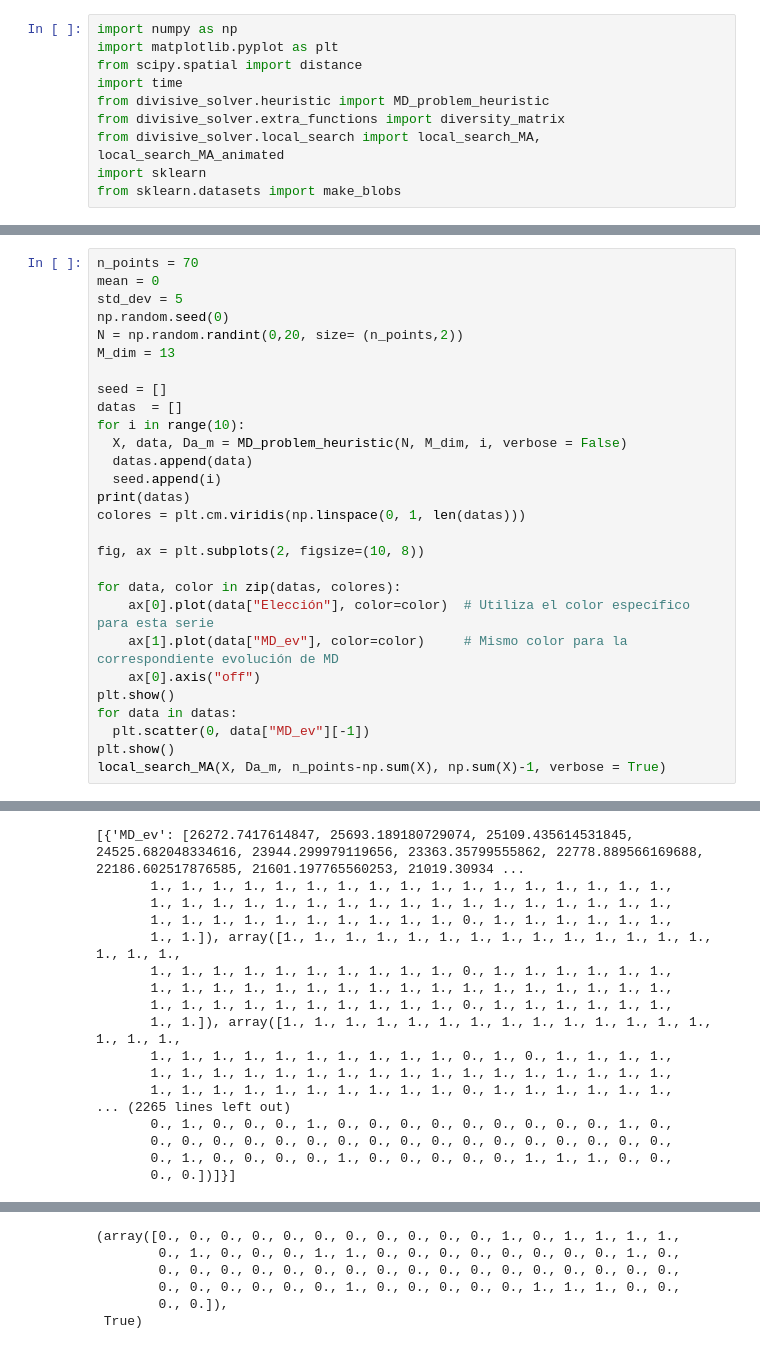
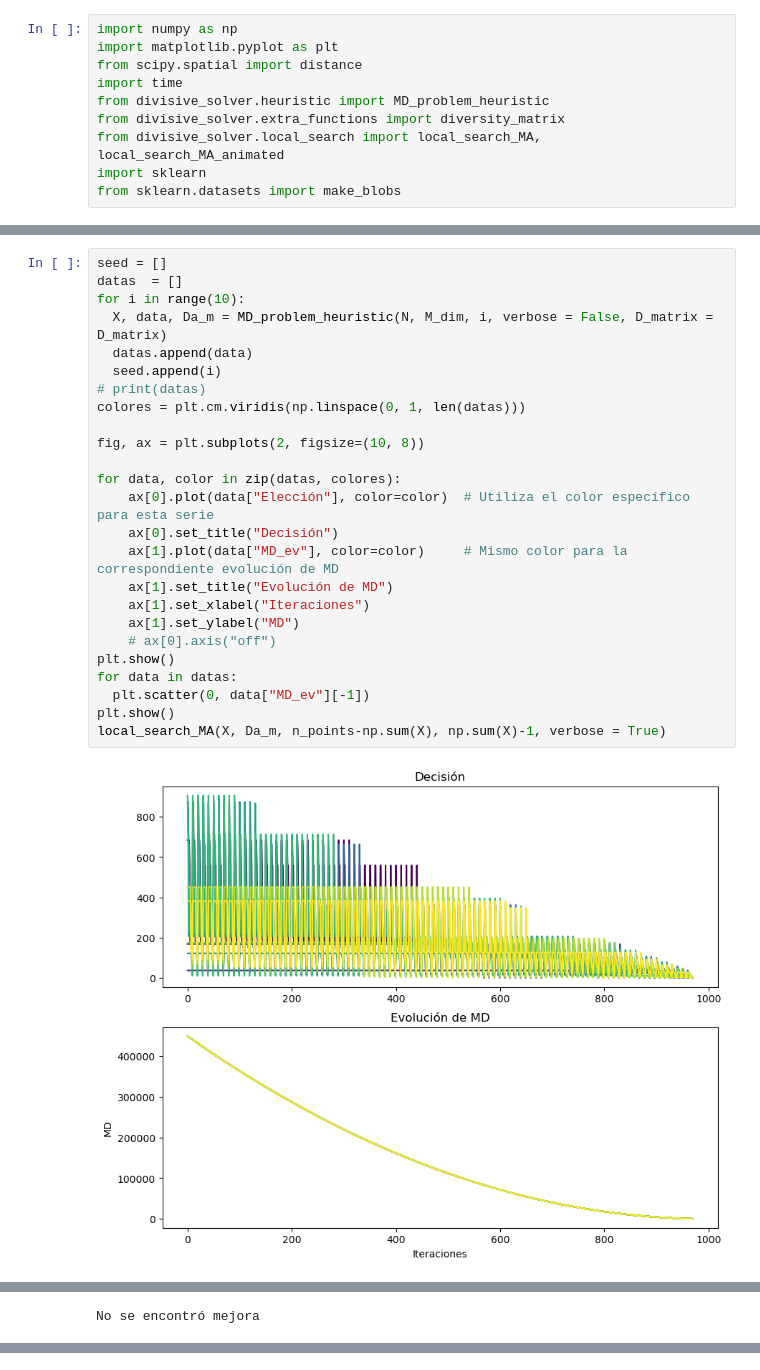
Before and after one commit to Olmichu22/MD-Divisive-Solver, a Jupyter notebook: Problema Diversidad Máxima.ipynb, the cells around one changed output, grey strips where cells are left out. Cells and saved outputs as stored; diff of their text form.

```diff
--- a/Problema Diversidad Máxima.ipynb
+++ b/Problema Diversidad Máxima.ipynb
@@ -42,29 +71,27 @@ N = samples
 # %%
-n_points = 70
-mean = 0
-std_dev = 5
-np.random.seed(0)
-N = np.random.randint(0,20, size= (n_points,2))
-M_dim = 13
-
 seed = []
 datas  = []
 for i in range(10):
-  X, data, Da_m = MD_problem_heuristic(N, M_dim, i, verbose = False)
+  X, data, Da_m = MD_problem_heuristic(N, M_dim, i, verbose = False, D_matrix = D_matrix)
   datas.append(data)
   seed.append(i)
-print(datas)
+# print(datas)
 colores = plt.cm.viridis(np.linspace(0, 1, len(datas)))
 
 fig, ax = plt.subplots(2, figsize=(10, 8))
 
 for data, color in zip(datas, colores):
     ax[0].plot(data["Elección"], color=color)  # Utiliza el color específico para esta serie
+    ax[0].set_title("Decisión")
     ax[1].plot(data["MD_ev"], color=color)     # Mismo color para la correspondiente evolución de MD
-    ax[0].axis("off")
+    ax[1].set_title("Evolución de MD")
+    ax[1].set_xlabel("Iteraciones")
+    ax[1].set_ylabel("MD")
+    # ax[0].axis("off")
 plt.show()
 for data in datas:
   plt.scatter(0, data["MD_ev"][-1])
 plt.show()
 local_search_MA(X, Da_m, n_points-np.sum(X), np.sum(X)-1, verbose = True)
 # %% [output]
+[figure, added]
@@ -71,17 +99 @@ local_search_MA(X, Da_m, n_points-np.sum(X), np.sum(X)-1, verbose = True)
-[{'MD_ev': [26272.7417614847, 25693.189180729074, 25109.435614531845, 24525.682048334616, 23944.299979119656, 23363.35799555862, 22778.889566169688, 22186.602517876585, 21601.197765560253, 21019.30934 ...
-       1., 1., 1., 1., 1., 1., 1., 1., 1., 1., 1., 1., 1., 1., 1., 1., 1.,
-       1., 1., 1., 1., 1., 1., 1., 1., 1., 1., 1., 1., 1., 1., 1., 1., 1.,
-       1., 1., 1., 1., 1., 1., 1., 1., 1., 1., 0., 1., 1., 1., 1., 1., 1.,
-       1., 1.]), array([1., 1., 1., 1., 1., 1., 1., 1., 1., 1., 1., 1., 1., 1., 1., 1., 1.,
-       1., 1., 1., 1., 1., 1., 1., 1., 1., 1., 0., 1., 1., 1., 1., 1., 1.,
-       1., 1., 1., 1., 1., 1., 1., 1., 1., 1., 1., 1., 1., 1., 1., 1., 1.,
-       1., 1., 1., 1., 1., 1., 1., 1., 1., 1., 0., 1., 1., 1., 1., 1., 1.,
-       1., 1.]), array([1., 1., 1., 1., 1., 1., 1., 1., 1., 1., 1., 1., 1., 1., 1., 1., 1.,
-       1., 1., 1., 1., 1., 1., 1., 1., 1., 1., 0., 1., 0., 1., 1., 1., 1.,
-       1., 1., 1., 1., 1., 1., 1., 1., 1., 1., 1., 1., 1., 1., 1., 1., 1.,
-       1., 1., 1., 1., 1., 1., 1., 1., 1., 1., 0., 1., 1., 1., 1., 1., 1.,
-... (2265 lines left out)
-       0., 1., 0., 0., 0., 1., 0., 0., 0., 0., 0., 0., 0., 0., 0., 1., 0.,
-       0., 0., 0., 0., 0., 0., 0., 0., 0., 0., 0., 0., 0., 0., 0., 0., 0.,
-       0., 1., 0., 0., 0., 0., 1., 0., 0., 0., 0., 0., 1., 1., 1., 0., 0.,
-       0., 0.])]}]
+No se encontró mejora
@@ -102,6 +116,0 @@ La diferenca de MD es 0.1389474200100267
-(array([0., 0., 0., 0., 0., 0., 0., 0., 0., 0., 0., 1., 0., 1., 1., 1., 1.,
-        0., 1., 0., 0., 0., 1., 1., 0., 0., 0., 0., 0., 0., 0., 0., 1., 0.,
-        0., 0., 0., 0., 0., 0., 0., 0., 0., 0., 0., 0., 0., 0., 0., 0., 0.,
-        0., 0., 0., 0., 0., 0., 1., 0., 0., 0., 0., 0., 1., 1., 1., 0., 0.,
-        0., 0.]),
- True)
```
Also changed, not shown: parts of 11 cells of this notebook, 15 other files.
